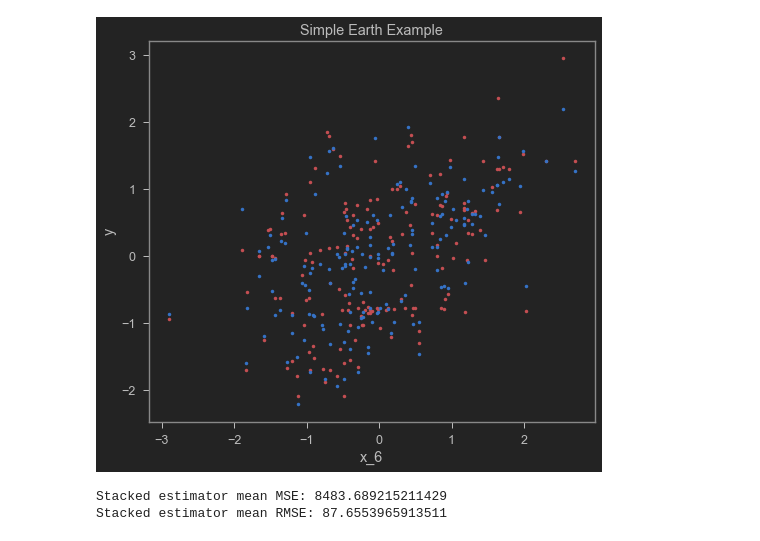
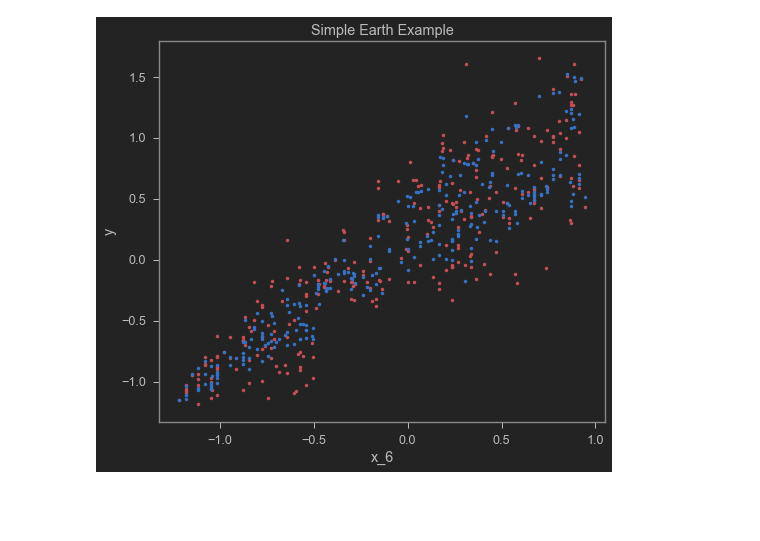
Before and after one commit to HimanshuMittal01/crop-radiation-prediction, a Jupyter notebook: notebooks/fifth_wave_models.ipynb, the cells around one changed output. Cells and saved outputs as stored; diff of their text form; code cells hidden in the pictures; blank space fills up the shorter version.

```diff
--- a/notebooks/fifth_wave_models.ipynb
+++ b/notebooks/fifth_wave_models.ipynb
@@ -37,6 +49,6 @@ X = data[feature_cols]
 y = data['Rn']
 # %%
 #Fit an Earth model
-model = Earth(max_degree=2)
+model = Earth(max_degree=5, minspan_alpha=0.01, smooth=True, thresh=0., feature_importance_type='gcv')
 model.fit(X,y)
 # %% [output]
@@ -71,0 +81,2 @@ Index(['crop_chickpea', 'crop_cowpea', 'crop_maize', 'crop_rice', 'GSR', 'CT',
+# %%
+kfold = KFold(n_splits=10)
@@ -71,0 +105,6 @@ Index(['crop_chickpea', 'crop_cowpea', 'crop_maize', 'crop_rice', 'GSR', 'CT',
+# %%
+from sklearn.tree import DecisionTreeRegressor
+from sklearn.ensemble import RandomForestRegressor, AdaBoostRegressor
+
+reg_tree1 = RandomForestRegressor()
+reg_tree2 = AdaBoostRegressor()
@@ -71,0 +154,24 @@ Index(['crop_chickpea', 'crop_cowpea', 'crop_maize', 'crop_rice', 'GSR', 'CT',
+# %%
+all_stacked_mses = []
+all_stacked_rmses = []
+for (t_, v_) in kfold.split(X, y):
+    model.fit(X.iloc[t_], y.iloc[t_])
+    reg_tree1.fit(X.iloc[t_], y.iloc[t_])
+    reg_tree2.fit(X.iloc[t_], y.iloc[t_])
+    y_pred1 = scalery.inverse_transform(reg_tree1.predict(X.iloc[v_][feature_cols]).reshape(-1,1))
+    y_pred2 = scalery.inverse_transform(model.predict(X.iloc[v_][feature_cols]).reshape(-1,1))
+    y_pred3 = scalery.inverse_transform(reg_tree2.predict(X.iloc[v_][feature_cols]).reshape(-1,1))
+    y_pred  = (y_pred1+y_pred2*0.5+y_pred3*0.5)/2
+    y_true = scalery.inverse_transform(y.iloc[v_].values.reshape(-1,1))
+
+    mse = mean_squared_error(y_true, y_pred)
+    rmse = np.sqrt(mse)
+
+    all_stacked_mses.append(mse)
+    all_stacked_rmses.append(rmse)
+    print("Stacked estimator MSE:", mse)
+    print("Stacked estimator RMSE:", rmse)
+    print("\n")
+
+print("Stacked estimator mean MSE:", np.mean(all_stacked_mses))
+print("Stacked estimator mean RMSE:", np.mean(all_stacked_rmses))
@@ -72,12 +196,12 @@ Index(['crop_chickpea', 'crop_cowpea', 'crop_maize', 'crop_rice', 'GSR', 'CT',
 # %%
 #Plot the model
-y_hat = model.predict(X)
+y_pred_combined = (reg_tree1.predict(X) + model.predict(X)*2.)/3.
 plt.figure()
 plt.plot(X.iloc[:,5],y,'r.')
-plt.plot(X.iloc[:,5],y_hat,'b.')
+plt.plot(X.iloc[:,5],y_pred_combined,'b.')
 plt.xlabel('x_6')
 plt.ylabel('y')
 plt.title('Simple Earth Example')
 plt.show()
 # %% [output]
-[figure, old version]
+[figure, new version]
@@ -86,22 +207,0 @@ kfold = KFold(n_splits=5)
-# %%
-all_stacked_mses = []
-all_stacked_rmses = []
-for (t_, v_) in kfold.split(X, y):
-    model.fit(X.iloc[t_], y.iloc[t_])
-    y_pred = scalery.inverse_transform(model.predict(X.iloc[v_][feature_cols]).reshape(-1,1))
-    y_true = scalery.inverse_transform(y.iloc[v_].values.reshape(-1,1))
-
-    mse = mean_squared_error(y_true, y_pred)
-    rmse = np.sqrt(mse)
-
-    all_stacked_mses.append(mse)
-    all_stacked_rmses.append(rmse)
-#     print("Stacked estimator MSE:", mse)
-#     print("Stacked estimator RMSE:", rmse)
-#     print("\n")
-
-print("Stacked estimator mean MSE:", np.mean(all_stacked_mses))
-print("Stacked estimator mean RMSE:", np.mean(all_stacked_rmses))
-# %% [output]
-Stacked estimator mean MSE: 8483.689215211429
-Stacked estimator mean RMSE: 87.6553965913511
```
Also changed, not shown: parts of 15 cells of this notebook, 3 other files.
